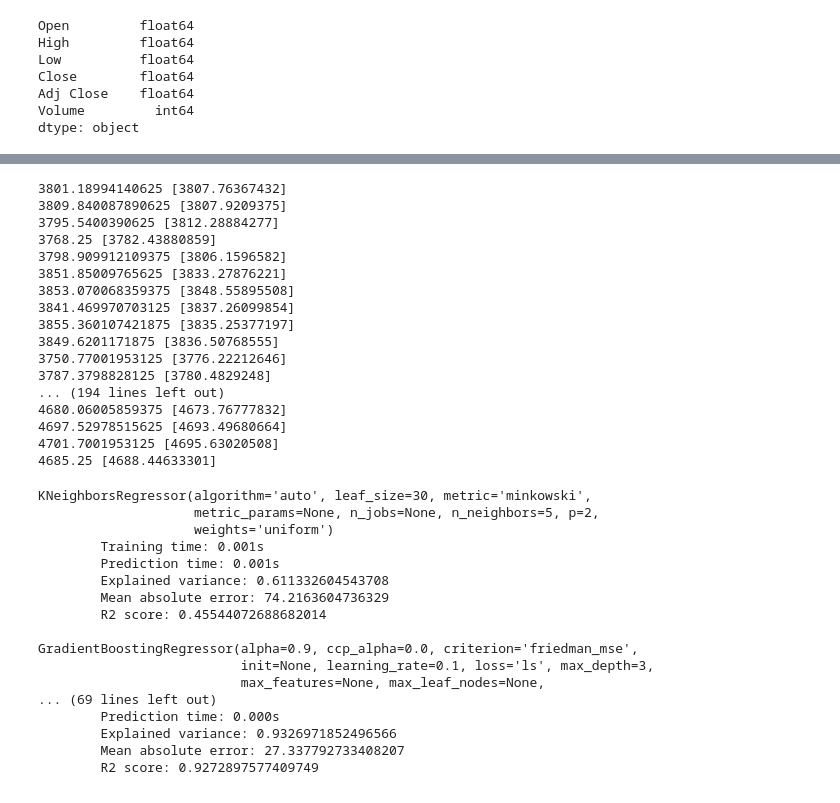
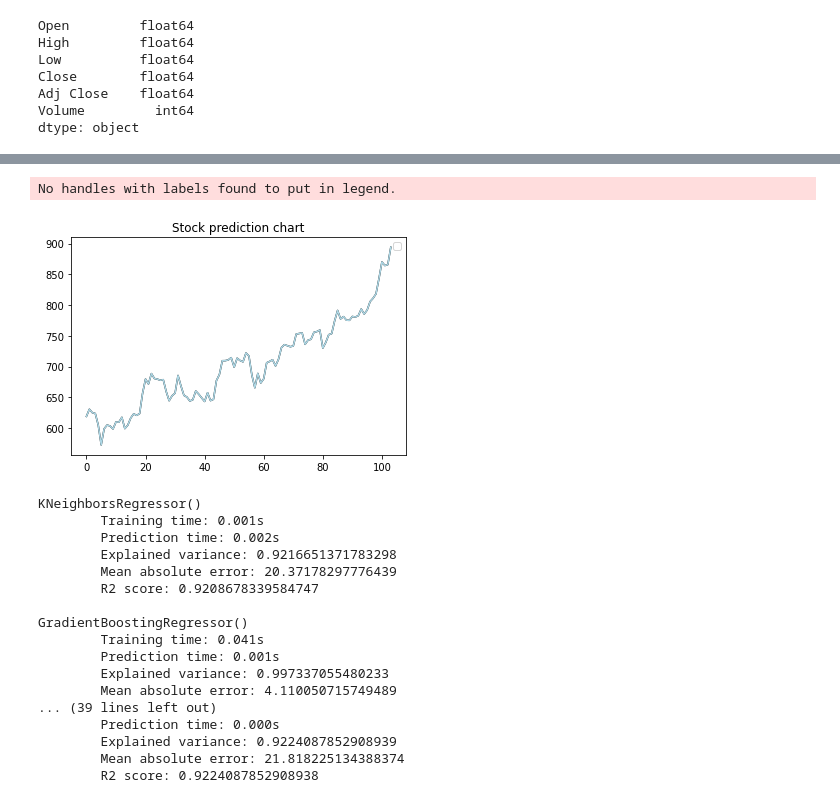
Before and after one commit to njanrepo/MLEProject, a Jupyter notebook: ML_Proj_stock_regressor.ipynb, the cells around one changed output, grey strips where cells are left out. Drawn from its saved outputs; the diff is of its cells as text; code cells hidden in the pictures.

```diff
--- a/ML_Proj_stock_regressor.ipynb
+++ b/ML_Proj_stock_regressor.ipynb
@@ -179,17 +190,15 @@ AttributeError: ignored
 # %%
 from sklearn.ensemble import ExtraTreesRegressor, RandomForestRegressor
 # %%
-X,y=make_X_and_Y(list(df.close))
-
 def return_model(X, y):
-  clf = RandomForestRegressor()
+  clf = DecisionTreeRegressor()
   clf.fit(X,y)
   return clf
 period = 6
-print(np.array(list(df.close)[-period:]).reshape((1,-1)))
 latest_feat = np.array(list(df.close)[-period:]).reshape((1,-1))
-classifier = return_model(X,y)
-tomorrow_prediction = classifier.predict(latest_feat)
-print("Tomorrow Predicted value is : ", tomorrow_prediction[0])
-print("Today's value is: ", df.close[-1])
+classifier = return_model(train_x,train_y)
+pred_y = classifier.predict(test_x)
+print(classifier.score(test_x, test_y))
+dfr = pd.DataFrame({'actual': test_y, 'predicted': pred_y})
+dfr
 # %% [output]
@@ -200,27 +219,11 @@ Today's value is:  4685.25
-# %%
-for i in range(len(df.close)- period):
-  X = np.array(list(df.close)[i:i+period]).reshape((1,-1))
-  actual = df.close[i+period]
-  pred = classifier.predict(X)
-  print (actual , pred)
-# %% [output]
-3801.18994140625 [3807.76367432]
-3809.840087890625 [3807.9209375]
-3795.5400390625 [3812.28884277]
-3768.25 [3782.43880859]
-3798.909912109375 [3806.1596582]
-3851.85009765625 [3833.27876221]
-3853.070068359375 [3848.55895508]
-3841.469970703125 [3837.26099854]
-3855.360107421875 [3835.25377197]
-3849.6201171875 [3836.50768555]
-3750.77001953125 [3776.22212646]
-3787.3798828125 [3780.4829248]
-... (194 lines left out)
-4680.06005859375 [4673.76777832]
-4697.52978515625 [4693.49680664]
-4701.7001953125 [4695.63020508]
-4685.25 [4688.44633301]
+# %%
+plt.plot(dfr.actual, color='black')
+plt.plot(dfr.predicted, color='lightblue')
+plt.title("Stock prediction chart")
+plt.legend();
+# %% [output]
+No handles with labels found to put in legend.
+[figure, added]
 # %%
 from sklearn.metrics import explained_variance_score,mean_absolute_error,r2_score
 from time import time
@@ -244,8 +247,6 @@ regressors = [
 ]
 # %%
 head = 10
-X,y=make_X_and_Y(list(df.close))
-train_x, test_x, train_y, test_y = train_test_split(X, y, test_size=0.15 , shuffle=False,random_state = 0)
 for model in regressors[:head]:
     start = time()
     model.fit(train_x,train_y)
@@ -261,20 +262,20 @@ for model in regressors[:head]:
     print("\tR2 score:", r2_score(test_y, y_pred))
     print()
 # %% [output]
-KNeighborsRegressor(algorithm='auto', leaf_size=30, metric='minkowski',
-                    metric_params=None, n_jobs=None, n_neighbors=5, p=2,
-                    weights='uniform')
+KNeighborsRegressor()
         Training time: 0.001s
+        Prediction time: 0.002s
+        Explained variance: 0.9216651371783298
+        Mean absolute error: 20.37178297776439
+        R2 score: 0.9208678339584747
+
+GradientBoostingRegressor()
+        Training time: 0.041s
         Prediction time: 0.001s
-        Explained variance: 0.611332604543708
-        Mean absolute error: 74.2163604736329
-        R2 score: 0.45544072688682014
-
-GradientBoostingRegressor(alpha=0.9, ccp_alpha=0.0, criterion='friedman_mse',
-                          init=None, learning_rate=0.1, loss='ls', max_depth=3,
-                          max_features=None, max_leaf_nodes=None,
-... (69 lines left out)
+        Explained variance: 0.997337055480233
+        Mean absolute error: 4.110050715749489
+... (39 lines left out)
         Prediction time: 0.000s
-        Explained variance: 0.9326971852496566
-        Mean absolute error: 27.337792733408207
-        R2 score: 0.9272897577409749
+        Explained variance: 0.9224087852908939
+        Mean absolute error: 21.818225134388374
+        R2 score: 0.9224087852908938
```
Also changed, not shown: parts of 17 cells of this notebook.
